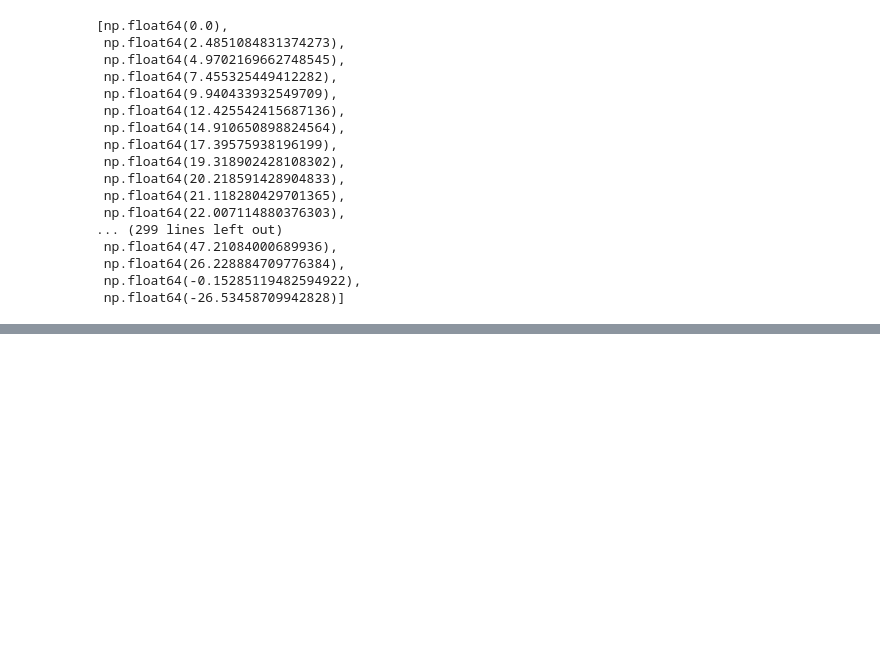
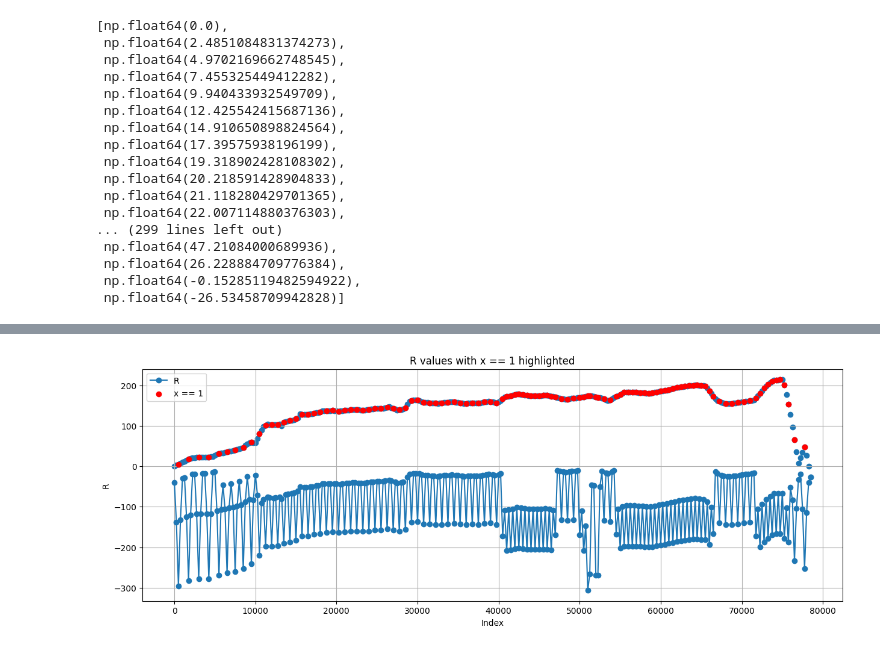
Before and after one commit to maciejjalocha/math_modelling_2526, a Jupyter notebook: linear_programming/solutions/problem2.ipynb, the cells around one changed output, grey strips where cells are left out. Drawn from its saved outputs; the diff is of its cells as text; code cells hidden in the pictures; blank space fills up the shorter version.

```diff
--- a/linear_programming/solutions/problem2.ipynb
+++ b/linear_programming/solutions/problem2.ipynb
@@ -145,0 +136,29 @@ for i in range(0, len(df)-1):
+# %%
+# Load the results from Julia and plot
+import pandas as pd
+import matplotlib.pyplot as plt
+
+results = pd.read_csv("../data/solution_results.txt", sep="\t")
+
+plt.figure(figsize=(15, 5))
+plt.plot(
+    results["distance"], interpolated_heights - results["R"], label="R", marker="o"
+)
+
+# Mark where x == 1
+selected = results[results["x"] == 1]
+
+selected_heights = np.array(interpolated_heights)[results["x"] == 1]
+plt.scatter(
+    selected["distance"], selected_heights, color="red", label="x == 1", zorder=5
+)
+plt.scatter(distances, interpolated_heights)
+
+plt.xlabel("Index")
+plt.ylabel("R")
+plt.title("R values with x == 1 highlighted")
+plt.legend()
+plt.grid(True)
+plt.show()
+# %% [output]
+[figure, added]
```
Also changed, not shown: parts of 14 cells of this notebook, 13 other files.
